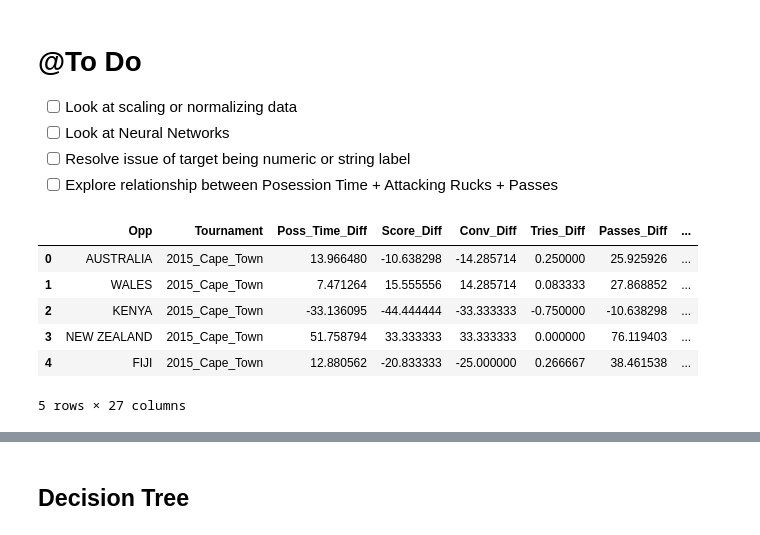
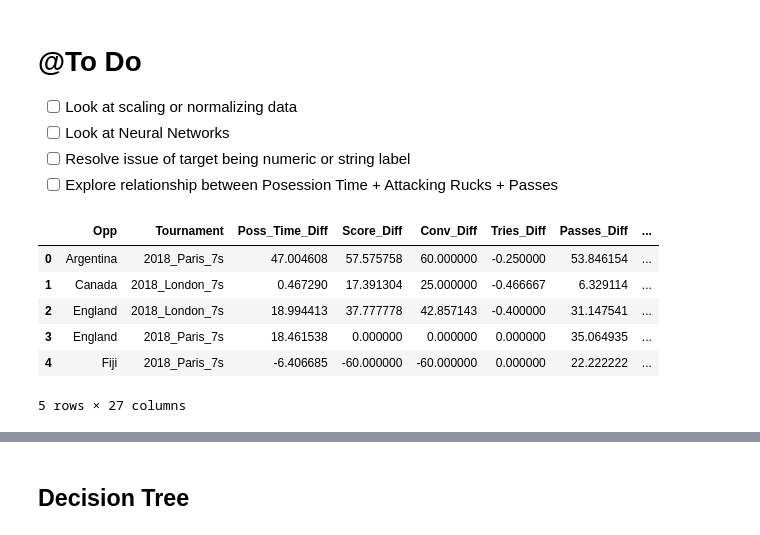
Before and after one commit to chudzikr/Springboard_Capstone1, a Jupyter notebook: code/Model_Eval_RF.ipynb, the cells around one changed output, grey strips where cells are left out. Drawn from its saved outputs; the diff is of its cells as text; code cells hidden in the pictures.

```diff
--- a/code/Model_Eval_RF.ipynb
+++ b/code/Model_Eval_RF.ipynb
@@ -16,16 +16,20 @@ import matplotlib.pyplot as plt
 import seaborn as sns
 %matplotlib inline
 # %%
-#Import Data - only want USA matches
-df = pd.read_csv("../data/output/new_features_diffdata.csv")
+#Import Data - USA's differential data
+df = pd.read_csv('../data/output/new_features_diffdata.csv')
 df.head()
+
+#Import validation data
+valdf = pd.read_csv('../data/output/new_features_diffdata_validate.csv')
+valdf.head()
 # %% [output]
 |  | Opp | Tournament | Poss_Time_Diff | Score_Diff | Conv_Diff | Tries_Diff | Passes_Diff | ... |
-| 0 | AUSTRALIA | 2015_Cape_Town | 13.966480 | -10.638298 | -14.285714 | 0.250000 | 25.925926 | ... |
-| 1 | WALES | 2015_Cape_Town | 7.471264 | 15.555556 | 14.285714 | 0.083333 | 27.868852 | ... |
-| 2 | KENYA | 2015_Cape_Town | -33.136095 | -44.444444 | -33.333333 | -0.750000 | -10.638298 | ... |
-| 3 | NEW ZEALAND | 2015_Cape_Town | 51.758794 | 33.333333 | 33.333333 | 0.000000 | 76.119403 | ... |
-| 4 | FIJI | 2015_Cape_Town | 12.880562 | -20.833333 | -25.000000 | 0.266667 | 38.461538 | ... |
+| 0 | Argentina | 2018_Paris_7s | 47.004608 | 57.575758 | 60.000000 | -0.250000 | 53.846154 | ... |
+| 1 | Canada | 2018_London_7s | 0.467290 | 17.391304 | 25.000000 | -0.466667 | 6.329114 | ... |
+| 2 | England | 2018_London_7s | 18.994413 | 37.777778 | 42.857143 | -0.400000 | 31.147541 | ... |
+| 3 | England | 2018_Paris_7s | 18.461538 | 0.000000 | 0.000000 | 0.000000 | 35.064935 | ... |
+| 4 | Fiji | 2018_Paris_7s | -6.406685 | -60.000000 | -60.000000 | 0.000000 | 22.222222 | ... |
 5 rows × 27 columns
 # %%
 df.info()
```
Also changed, not shown: parts of 36 cells of this notebook, 1 other file.
